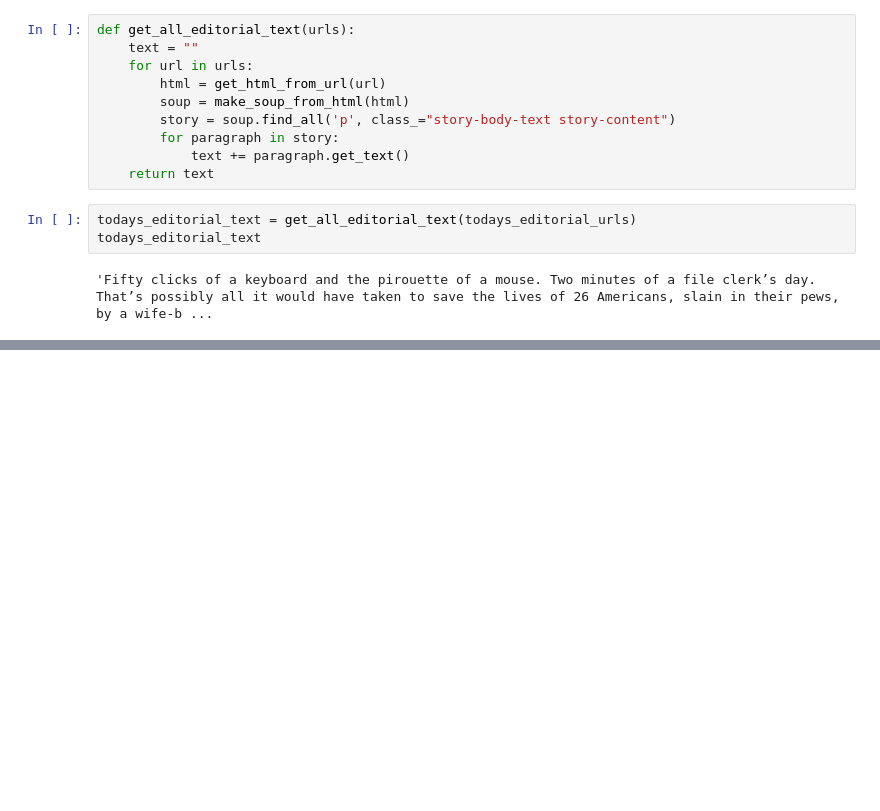
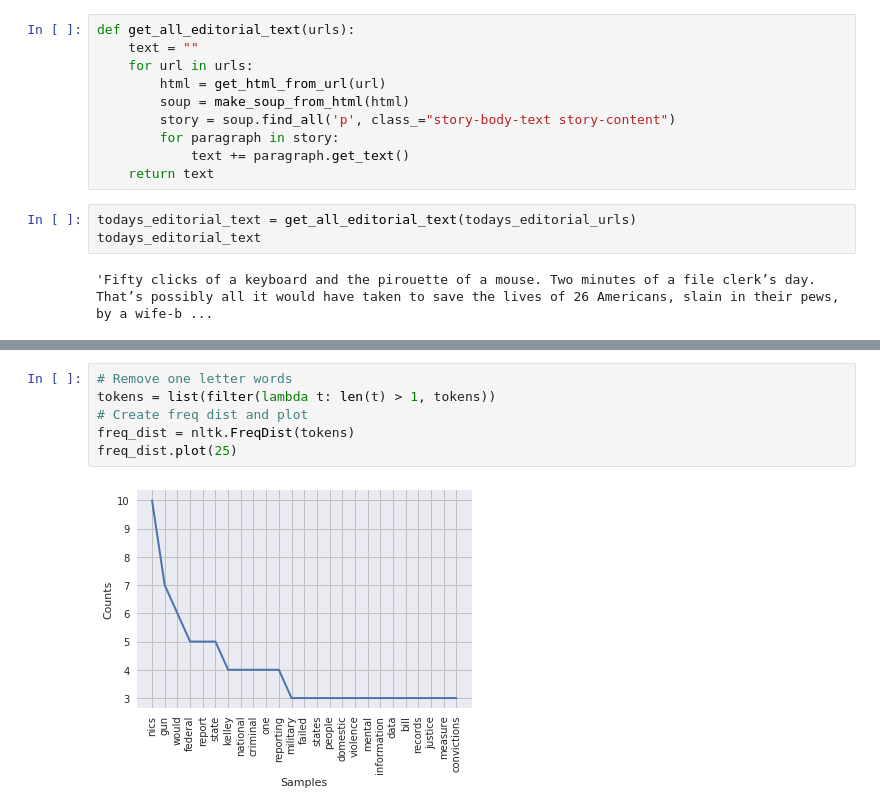
Before and after one commit to nitin-cherian/editorial-word-frequency, a Jupyter notebook: editorial_word_frequency.ipynb, the cells around one changed output, grey strips where cells are left out. Saved outputs shown, nothing was run; the diff lists cells and outputs as text; blank space fills up the shorter version.

```diff
--- a/editorial_word_frequency.ipynb
+++ b/editorial_word_frequency.ipynb
@@ -60,0 +120,8 @@ todays_editorial_text
+# %%
+# Remove one letter words
+tokens = list(filter(lambda t: len(t) > 1, tokens))
+# Create freq dist and plot
+freq_dist = nltk.FreqDist(tokens)
+freq_dist.plot(25)
+# %% [output]
+[figure, added]
```
Also changed, not shown: parts of 10 cells of this notebook, 2 other files.
